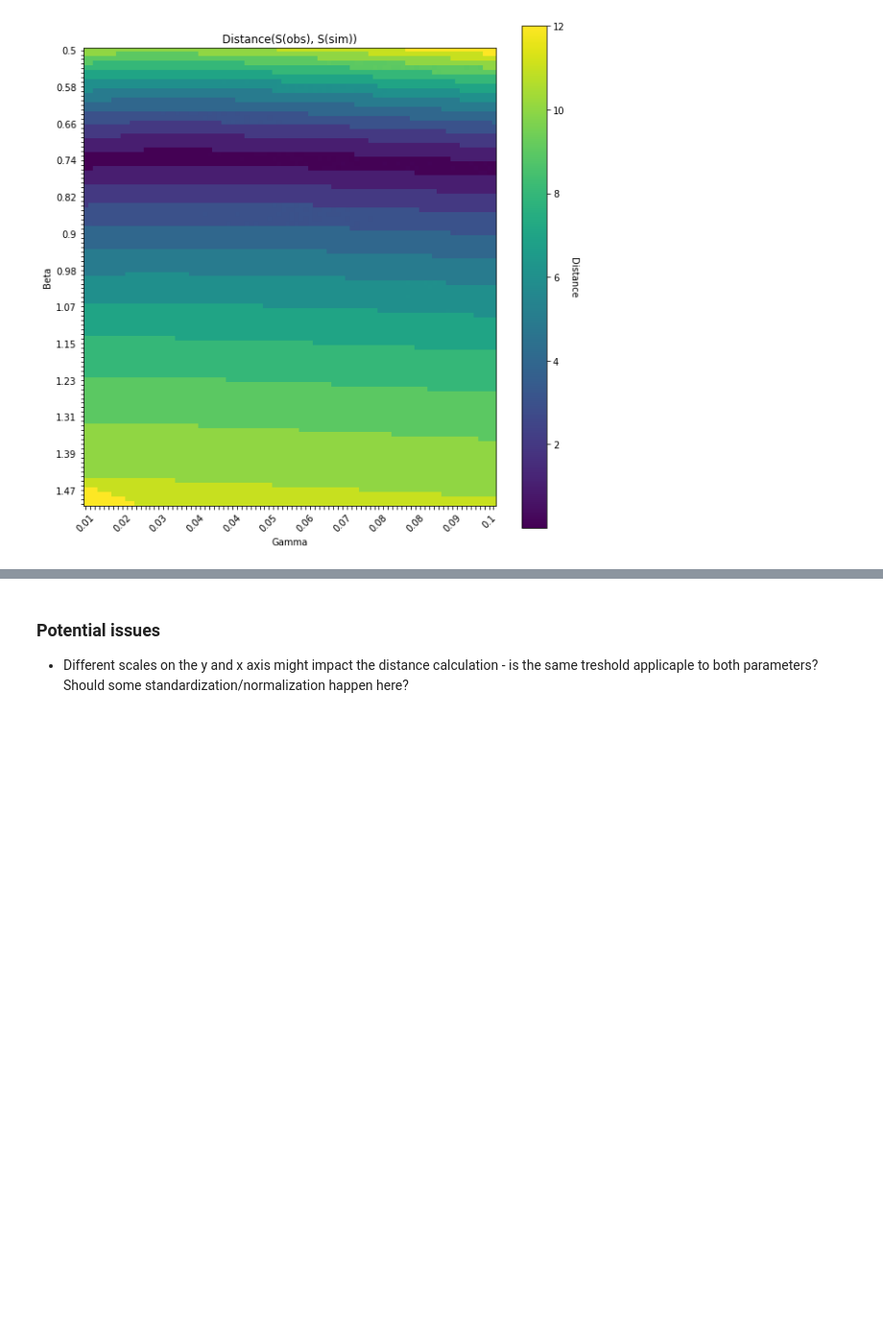
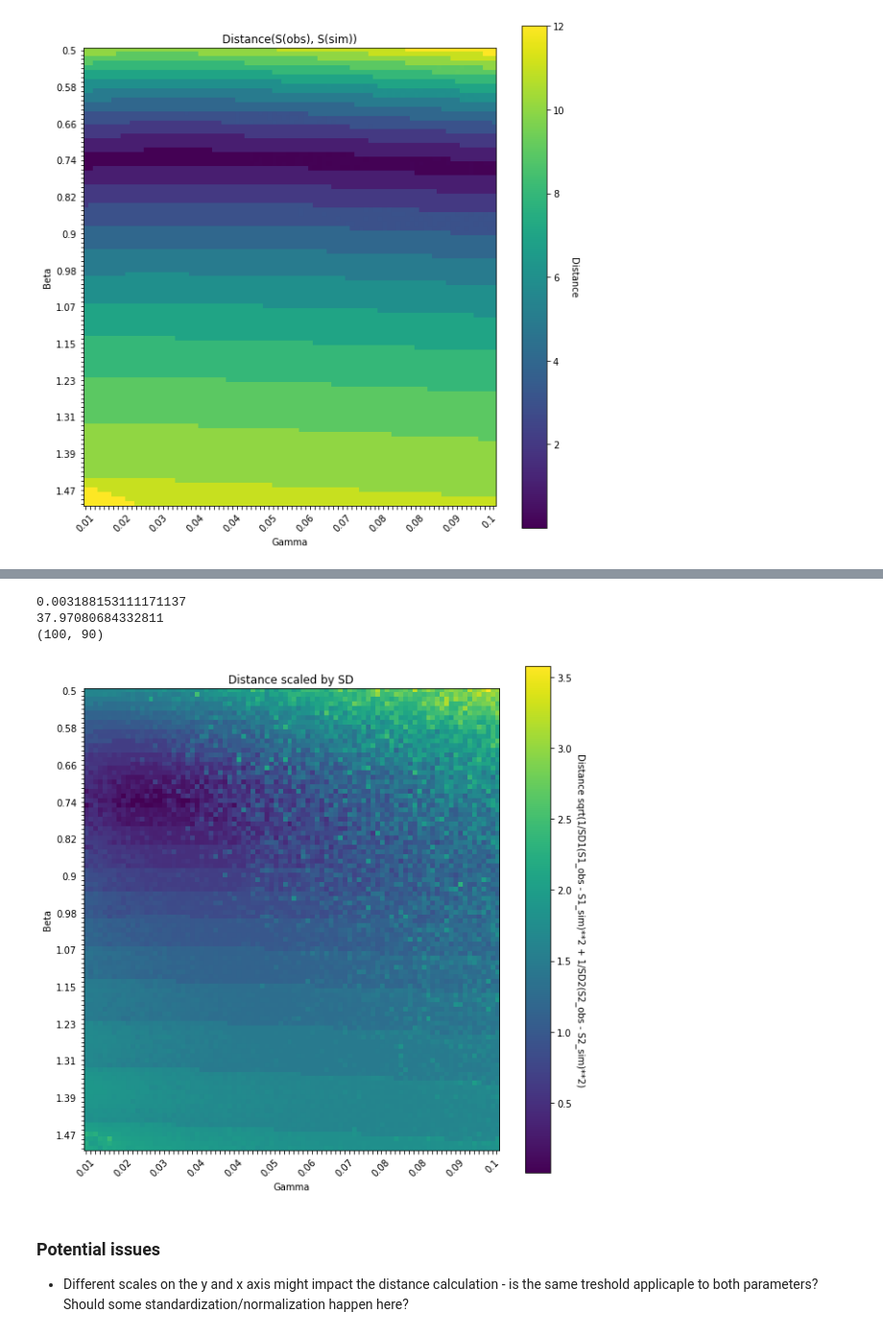
Before and after one commit to fanoja/Ecoli-R0, a Jupyter notebook: SIR simulation grid.ipynb, the cells around one changed output, grey strips where cells are left out. Shown at 96% size. Cells and saved outputs as stored; diff of their text form; code cells hidden in the pictures; blank space fills up the shorter version.

```diff
--- a/SIR simulation grid.ipynb
+++ b/SIR simulation grid.ipynb
@@ -290,0 +313,19 @@ plot_heatmap(dist_mat, betas, gammas, title = "Distance(S(obs), S(sim))", cbar_l
+# %%
+SD1 = np.std(delta_S1_mat)
+print(SD1)
+
+SD2 = np.std(delta_S2_mat)
+print(SD2)
+
+
+# Scaled distance:
+
+
+print(dist_mat_scaled.shape)
+
+plot_heatmap(dist_mat_scaled, betas, gammas, title = "Distance scaled by SD", cbar_label = "Distance sqrt(1/SD1(S1_obs - S1_sim)**2 + 1/SD2(S2_obs - S2_sim)**2)", nth = 8)
+# %% [output]
+0.003188153111171137
+37.97080684332811
+(100, 90)
+[figure, added]
```
Also changed, not shown: parts of 12 cells of this notebook.
